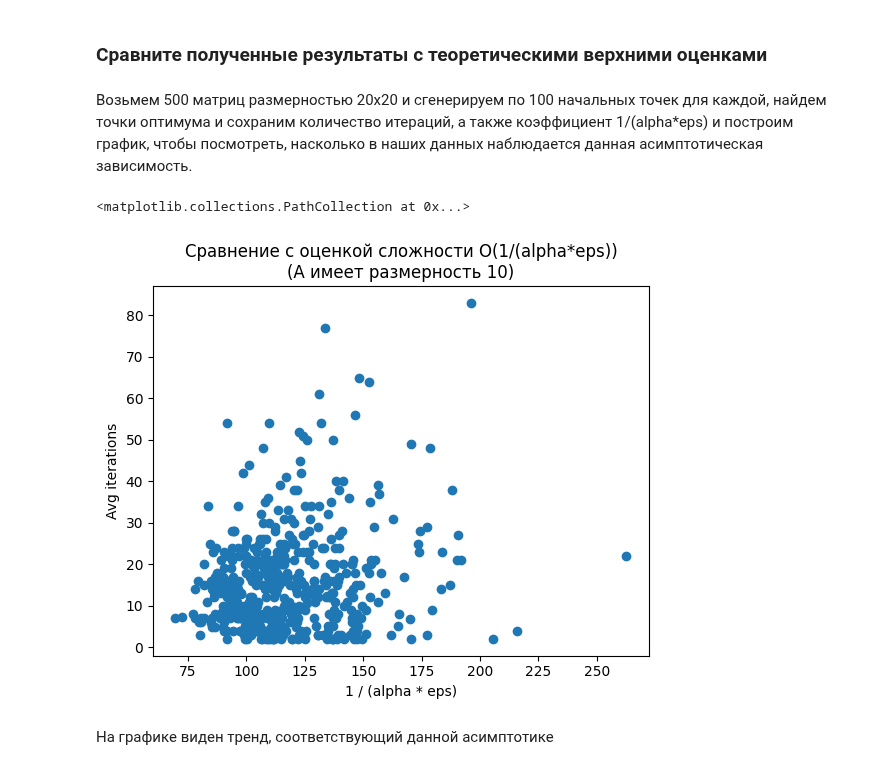
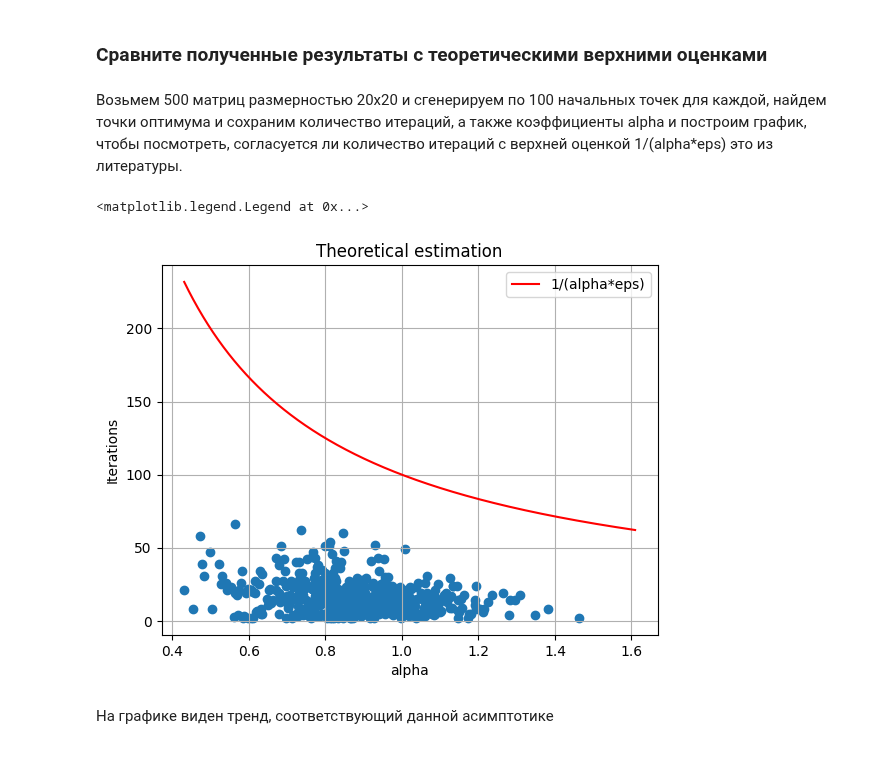
Before and after one commit to a13xbb/optimization-labs-mag, a Jupyter notebook: main.ipynb, the cells around one changed output. Saved outputs shown, nothing was run; the diff lists cells and outputs as text; code cells hidden in the pictures.

Commit message:
fixed estimation plot

```diff
--- a/main.ipynb
+++ b/main.ipynb
@@ -364,11 +364,11 @@ Text(0, 0.5, 'Iterations')
 # %% [markdown]
 ### Сравните полученные результаты с теоретическими верхними оценками
 # %% [markdown]
-Возьмем 500 матриц размерностью 20x20 и сгенерируем по 100 начальных точек для каждой, найдем точки оптимума и сохраним количество итераций, а также коэффициент 1/(alpha*eps) и построим график, чтобы посмотреть, насколько в наших данных наблюдается данная асимптотическая зависимость.
+Возьмем 500 матриц размерностью 20x20 и сгенерируем по 100 начальных точек для каждой, найдем точки оптимума и сохраним количество итераций, а также коэффициенты alpha и построим график, чтобы посмотреть, согласуется ли количество итераций с верхней оценкой 1/(alpha*eps) это из литературы.
 # %%
 n_dim = 20
 
-estims = []
+alphas = []
 avg_iters = []
 
 for i in range(500):
@@ -377,10 +377,8 @@ for i in range(500):
     mu = np.ones(n_dim)
 
     alpha = np.min(np.diagonal(2*A))
-    eps = 0.01
 
-    estims.append(1 / (alpha * eps))
-
+    alphas.append(alpha)
     solution = solve_elipsoid(A, mu)
 
     n_init_states = 5
@@ -395,16 +393,24 @@ for i in range(500):
 
     avg_iters.append(iters_sum / 100)
 # %%
-estims_iters = dict(zip(estims, avg_iters))
-estims_iters = sorted(estims_iters.items())
-estims_iters = {key : value for key, value in estims_iters}
+# estims_iters = dict(zip(estims, avg_iters))
+# estims_iters = sorted(estims_iters.items())
+# estims_iters = {key : value for key, value in estims_iters}
 
-plt.title('Сравнение с оценкой сложности O(1/(alpha*eps))\n(A имеет размерность 10)')
-plt.xlabel('1 / (alpha * eps)')
-plt.ylabel('Avg iterations')
-plt.scatter(estims_iters.keys(), estims_iters.values())
+# plt.title('Сравнение с оценкой сложности O(1/(alpha*eps))\n(A имеет размерность 10)')
+# plt.xlabel('1 / (alpha * eps)')
+# plt.ylabel('Avg iterations')
+eps = 0.01
+alpha_vals = np.linspace(min(alphas), max(alphas) * 1.1, 1000)
+plt.plot(alpha_vals, 1 / (np.array(alpha_vals) * eps), color='red', label='1/(alpha*eps)')
+plt.scatter(alphas, avg_iters)
+plt.title('Theoretical estimation')
+plt.ylabel('Iterations')
+plt.xlabel('alpha')
+plt.grid()
+plt.legend()
 # %% [output]
-<matplotlib.collections.PathCollection at 0x...>
+<matplotlib.legend.Legend at 0x...>
-[figure, old version]
+[figure, new version]
 # %% [markdown]
 На графике виден тренд, соответствующий данной асимптотике
```
Also changed, not shown: parts of 2 cells of this notebook.
